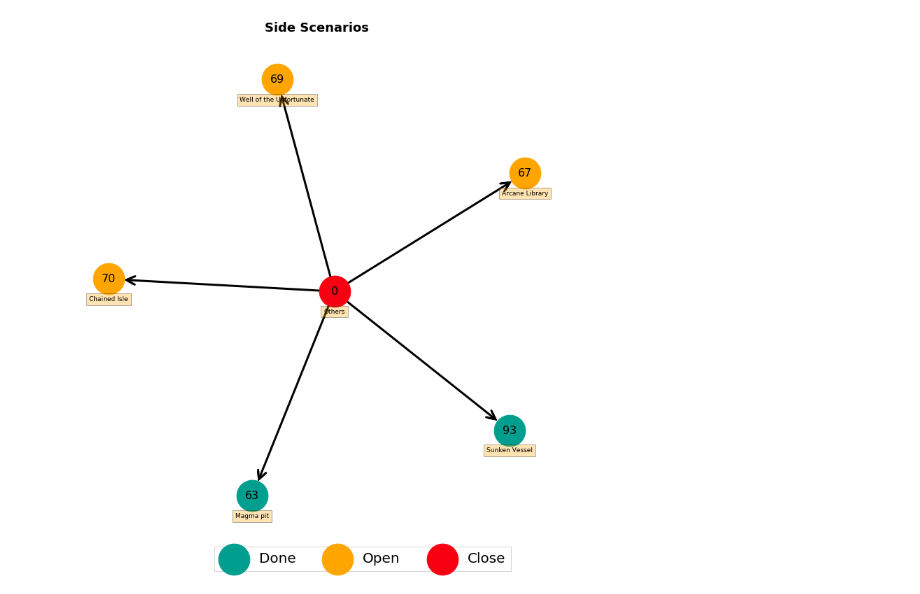
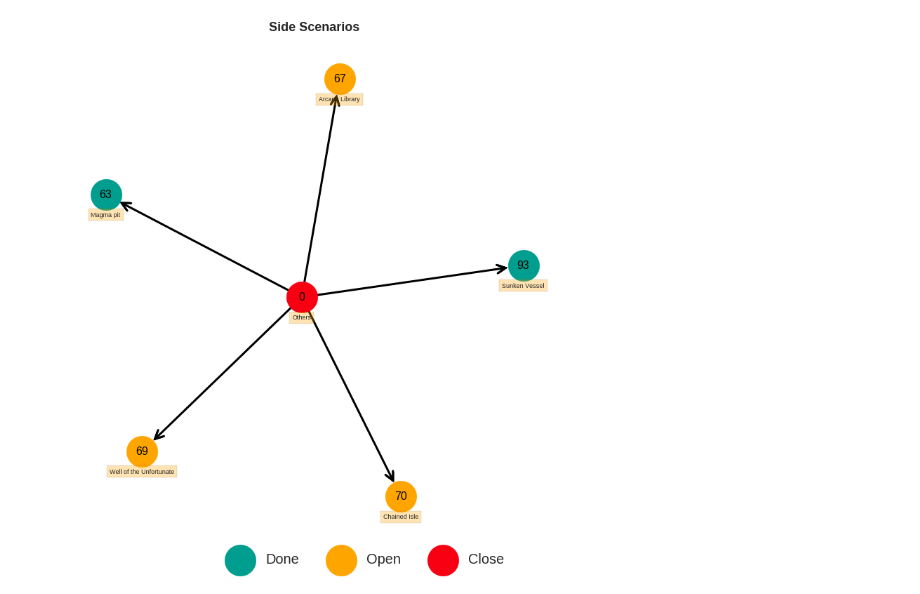
Before and after one commit to Umercia/Gloomhaven_campaign_chart, a Jupyter notebook: plot_read_write.ipynb, the cells around one changed output. Saved outputs shown, nothing was run; the diff lists cells and outputs as text; code cells hidden in the pictures.

```diff
--- a/plot_read_write.ipynb
+++ b/plot_read_write.ipynb
@@ -56,5 +58,6 @@ gloom_haven_plot("GloomEdgeList.csv", "GloomNodeCarac.csv", "GloomHaven Main Cam
 # %%
-gloom_haven_plot("sideScenarios.csv", "GloomNodeCarac.csv", "Side Scenarios")
+# gloom_haven_plot("sideScenarios.csv", "GloomNodeCarac.csv", "Side Scenarios")
+gloom_haven_plot(edges_df_side, node_carac_df, "Side Scenarios", n_size= 2000)
 # %% [output]
-[figure, old version]
+[figure, new version]
 # %%
```
Also changed, not shown: parts of 4 cells of this notebook, 3 other files.
